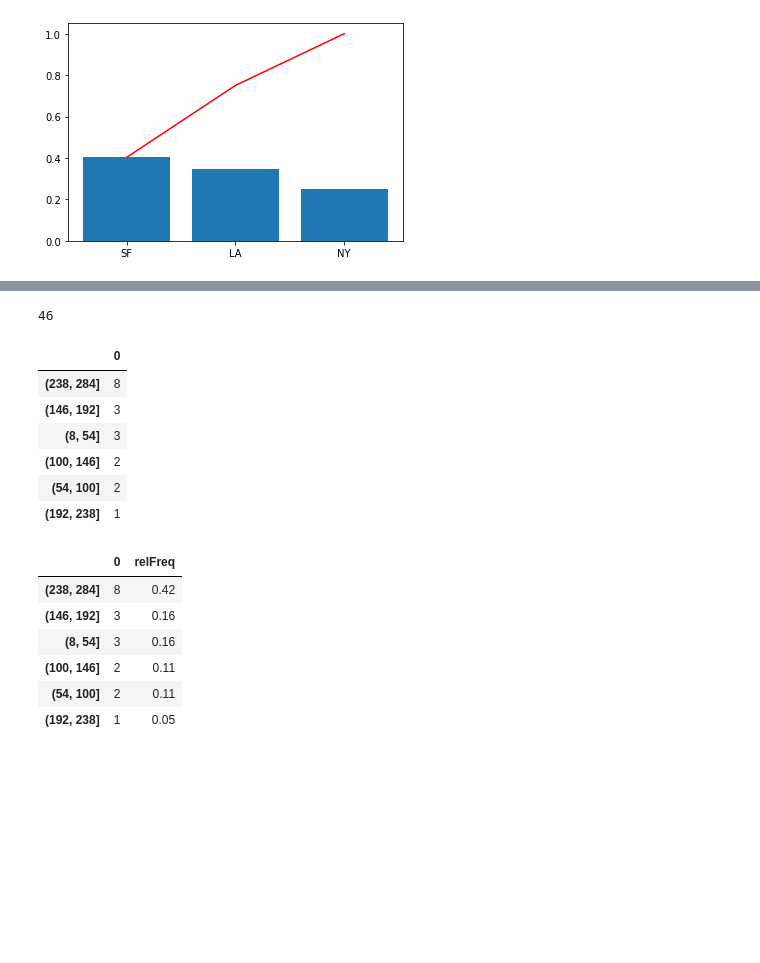
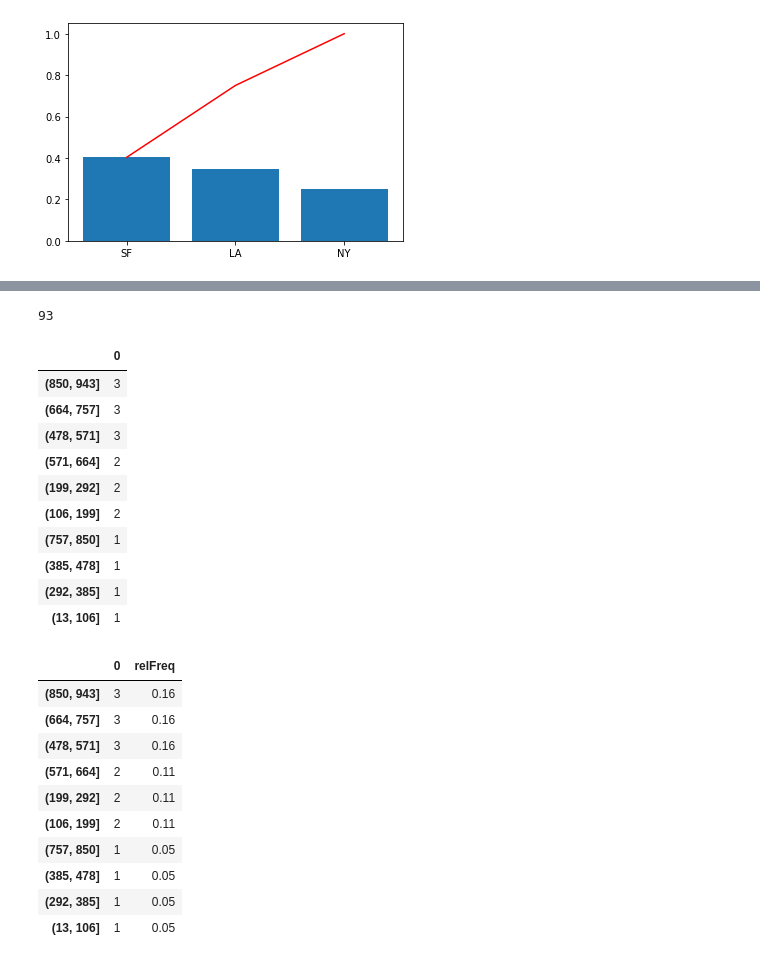
Before and after one commit to kurtzace/complete-data-science-bootcamp-excercises, a Jupyter notebook: Statistics.ipynb, the cells around one changed output, grey strips where cells are left out. Drawn from its saved outputs; the diff is of its cells as text; code cells hidden in the pictures; blank space fills up the shorter version.

```diff
--- a/Statistics.ipynb
+++ b/Statistics.ipynb
@@ -92,31 +91,41 @@ distlist = [8,30,30,50,86,94,102,110,169,170,176,236,240,241,242,255,262,276,279
+# %%
+distlist = [13,68,165,193,216,228,361,470,500,529,544,602,647,692,696,699,809,892,899,936]
 # %%
 df = pd.DataFrame(distlist)
 # %%
 import numpy as np
 import math as math
-interval_width = math.ceil((df.stack().max() - df.stack().min())/6)
+interval_width = math.ceil((df.stack().max() - df.stack().min())/10)
 print(interval_width)
 bins = np.arange(df.stack().min(),df.stack().max()+interval_width,interval_width)
 df=df.apply(lambda x: pd.cut(x, bins=bins).value_counts())
 df
 ## idea from https://stackoverflow.com/a/45806493
 # %% [output]
-46
+93
 |  | 0 |
-| (238, 284] | 8 |
-| (146, 192] | 3 |
-| (8, 54] | 3 |
-| (100, 146] | 2 |
-| (54, 100] | 2 |
-| (192, 238] | 1 |
+| (850, 943] | 3 |
+| (664, 757] | 3 |
+| (478, 571] | 3 |
+| (571, 664] | 2 |
+| (199, 292] | 2 |
+| (106, 199] | 2 |
+| (757, 850] | 1 |
+| (385, 478] | 1 |
+| (292, 385] | 1 |
+| (13, 106] | 1 |
 # %%
 df['relFreq']=round(df[0]/(df[0].sum()),2)
 df
 # %% [output]
 |  | 0 | relFreq |
-| (238, 284] | 8 | 0.42 |
-| (146, 192] | 3 | 0.16 |
-| (8, 54] | 3 | 0.16 |
-| (100, 146] | 2 | 0.11 |
-| (54, 100] | 2 | 0.11 |
-| (192, 238] | 1 | 0.05 |
+| (850, 943] | 3 | 0.16 |
+| (664, 757] | 3 | 0.16 |
+| (478, 571] | 3 | 0.16 |
+| (571, 664] | 2 | 0.11 |
+| (199, 292] | 2 | 0.11 |
+| (106, 199] | 2 | 0.11 |
+| (757, 850] | 1 | 0.05 |
+| (385, 478] | 1 | 0.05 |
+| (292, 385] | 1 | 0.05 |
+| (13, 106] | 1 | 0.05 |
```
Also changed, not shown: parts of 4 cells of this notebook.
